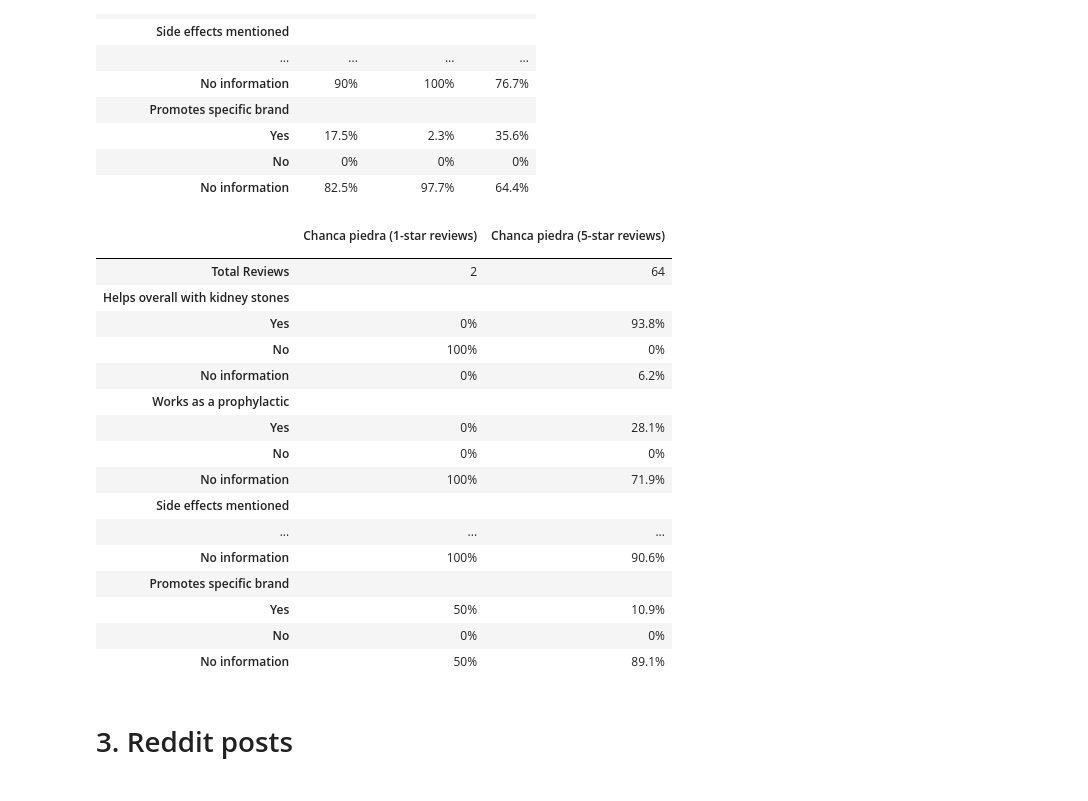
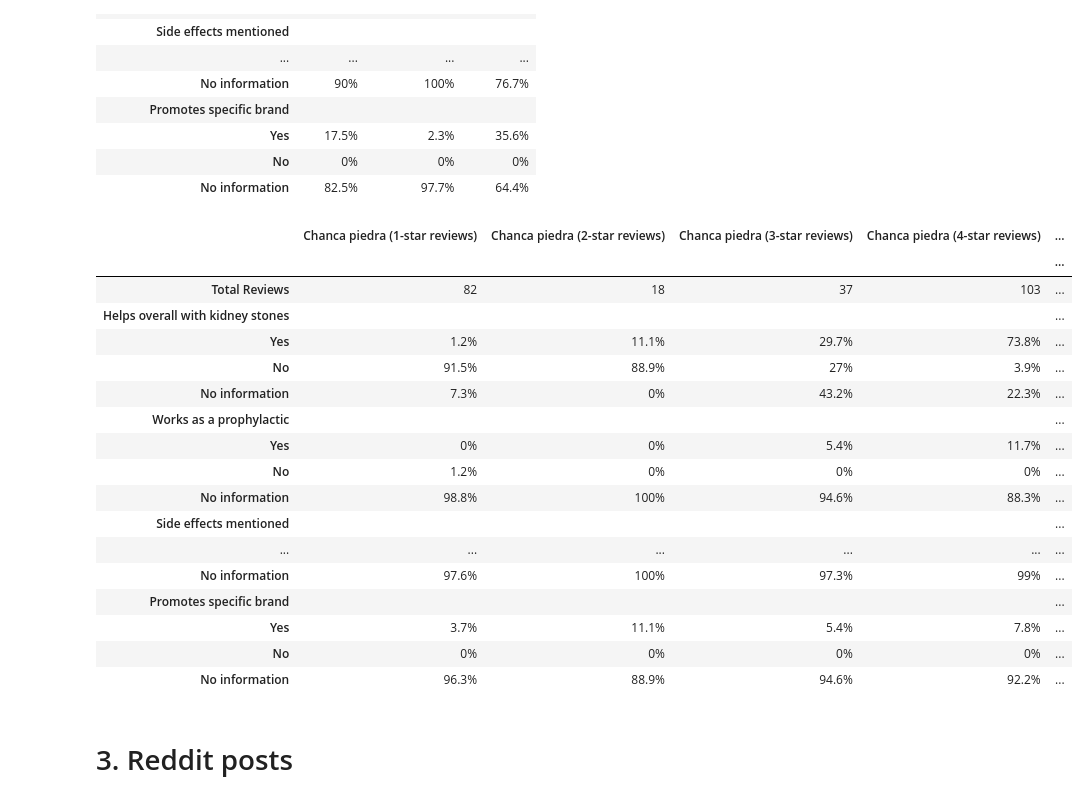
Before and after one commit to aph-research/chanca-piedra, a Jupyter notebook: chanca-piedra-analysis.ipynb, the cells around one changed output. Cells and saved outputs as stored; diff of their text form; code cells hidden in the pictures.

```diff
--- a/chanca-piedra-analysis.ipynb
+++ b/chanca-piedra-analysis.ipynb
@@ -13,7 +13,7 @@ PLOT_PARAMS = {
 }
 
 figfolder = "docs/"
-export_to_gdoc = False
+export_to_gdoc = True
 
 def get_text_color():
     return 'black' if export_to_gdoc else 'white'
@@ -192,7 +192,7 @@ def style_dataframe(df):
 # %% [markdown]
 # 1. WebMD reviews
 # %%
-df = pd.read_csv('csv-files/Kidney Stone Reviews - Master Sheet - WebMD.csv')
+df = pd.read_csv('csv-files/Kidney Stone Reviews - Reviews - WebMD.csv')
 print(f"Successfully loaded {len(df)} rows of data")
 # %% [output]
 Successfully loaded 1572 rows of data
@@ -263,7 +263,7 @@ display_df.to_html(figfolder + tablename + ".html")
 # %% [markdown]
 # 2. Amazon Reviews Analysis
 # %%
-dfa = pd.read_csv('csv-files/Kidney Stone Reviews - Master Sheet - Amazon.csv')
+dfa = pd.read_csv('csv-files/Kidney Stone Reviews - Reviews - Amazon.csv')
 print(f"Successfully loaded {len(dfa)} rows of data")
 # %% [output]
 Successfully loaded 1456 rows of data
@@ -361,38 +361,38 @@ def calculate_stats_by_rating(df, columns_to_analyze, medicine_name, ratings, so
 
     return pd.DataFrame(transposed_data).set_index(' ')
 # %%
-# sources_to_exclude = ['Alerna: Chanca Piedra 500mg', 'EU Natural: "Stone Breaker" chanca piedra', 'Herb Pharm Chanca Piedra Liquid Extract 1Fl Oz', 'Peruvian Naturals Chanca Piedra Capsules', 'Carlyle Chanca Piedra', 'CNP Organic Chanca Piedra Concentrate & Extract', 'Hanan Chanca Piedra Tea']
+sources_to_exclude = ['Alerna: Chanca Piedra 500mg', 'EU Natural: "Stone Breaker" chanca piedra', 'Herb Pharm Chanca Piedra Liquid Extract 1Fl Oz', 'Peruvian Naturals Chanca Piedra Capsules', 'Activa Naturals Chanca Piedra', 'Carlyle Chanca Piedra', 'CNP Organic Chanca Piedra Concentrate & Extract', 'Hanan Chanca Piedra Tea']
 # sources_to_exclude = ['Alerna: Chanca Piedra 500mg', 'NaturalisimoLife Chanca Piedra 1600 mg', 'Herb Pharm Chanca Piedra Liquid Extract 1Fl Oz', 'Peruvian Naturals Chanca Piedra Capsules', 'Carlyle Chanca Piedra', 'CNP Organic Chanca Piedra Concentrate & Extract', 'Hanan Chanca Piedra Tea']
 # sources_to_exclude = ['Alerna: Chanca Piedra 500mg', 'NaturalisimoLife Chanca Piedra 1600 mg', 'EU Natural: "Stone Breaker" chanca piedra', 'Peruvian Naturals Chanca Piedra Capsules', 'Carlyle Chanca Piedra', 'CNP Organic Chanca Piedra Concentrate & Extract', 'Hanan Chanca Piedra Tea']
 # sources_to_exclude = []
 
 ratings_display_df = calculate_stats_by_rating(
     dfa,
     columns_to_analyze,
     'Chanca piedra',
-    [1, 5],
+    [1, 2, 3, 4, 5],
     sources_to_exclude=sources_to_exclude
 )
 display(style_dataframe(ratings_display_df))
 # %% [output]
-|  | Chanca piedra (1-star reviews) | Chanca piedra (5-star reviews) |
-|  |  |  |
-| Total Reviews | 2 | 64 |
-| Helps overall with kidney stones |  |  |
-| Yes | 0% | 93.8% |
-| No | 100% | 0% |
-| No information | 0% | 6.2% |
-| Works as a prophylactic |  |  |
-| Yes | 0% | 28.1% |
-| No | 0% | 0% |
-| No information | 100% | 71.9% |
-| Side effects mentioned |  |  |
-| ... | ... | ... |
-| No information | 100% | 90.6% |
-| Promotes specific brand |  |  |
-| Yes | 50% | 10.9% |
-| No | 0% | 0% |
-| No information | 50% | 89.1% |
+|  | Chanca piedra (1-star reviews) | Chanca piedra (2-star reviews) | Chanca piedra (3-star reviews) | Chanca piedra (4-star reviews) | ... |
+|  |  |  |  |  | ... |
+| Total Reviews | 82 | 18 | 37 | 103 | ... |
+| Helps overall with kidney stones |  |  |  |  | ... |
+| Yes | 1.2% | 11.1% | 29.7% | 73.8% | ... |
+| No | 91.5% | 88.9% | 27% | 3.9% | ... |
+| No information | 7.3% | 0% | 43.2% | 22.3% | ... |
+| Works as a prophylactic |  |  |  |  | ... |
+| Yes | 0% | 0% | 5.4% | 11.7% | ... |
+| No | 1.2% | 0% | 0% | 0% | ... |
+| No information | 98.8% | 100% | 94.6% | 88.3% | ... |
+| Side effects mentioned |  |  |  |  | ... |
+| ... | ... | ... | ... | ... | ... |
+| No information | 97.6% | 100% | 97.3% | 99% | ... |
+| Promotes specific brand |  |  |  |  | ... |
+| Yes | 3.7% | 11.1% | 5.4% | 7.8% | ... |
+| No | 0% | 0% | 0% | 0% | ... |
+| No information | 96.3% | 88.9% | 94.6% | 92.2% | ... |
 # %% [markdown]
 # 3. Reddit posts
 # %%
```
Also changed, not shown: 1 other file.
